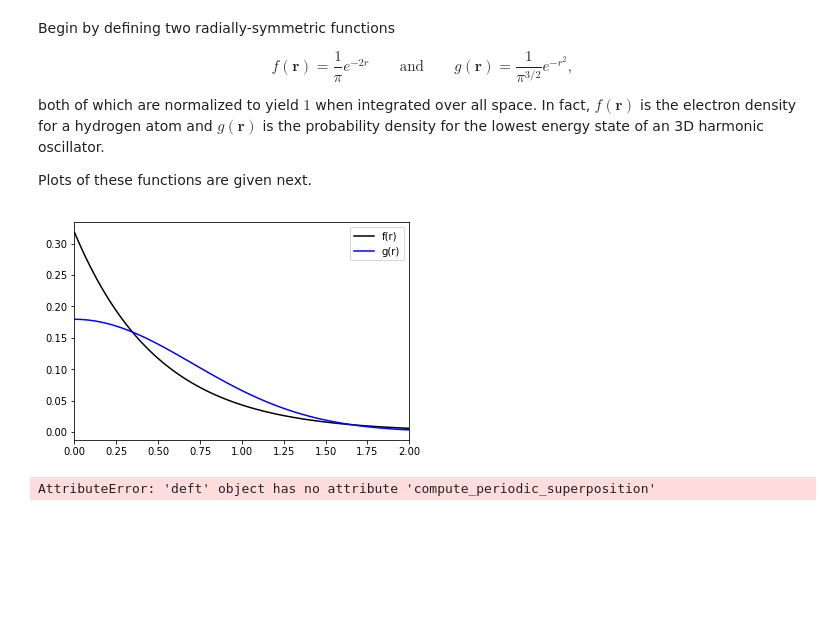
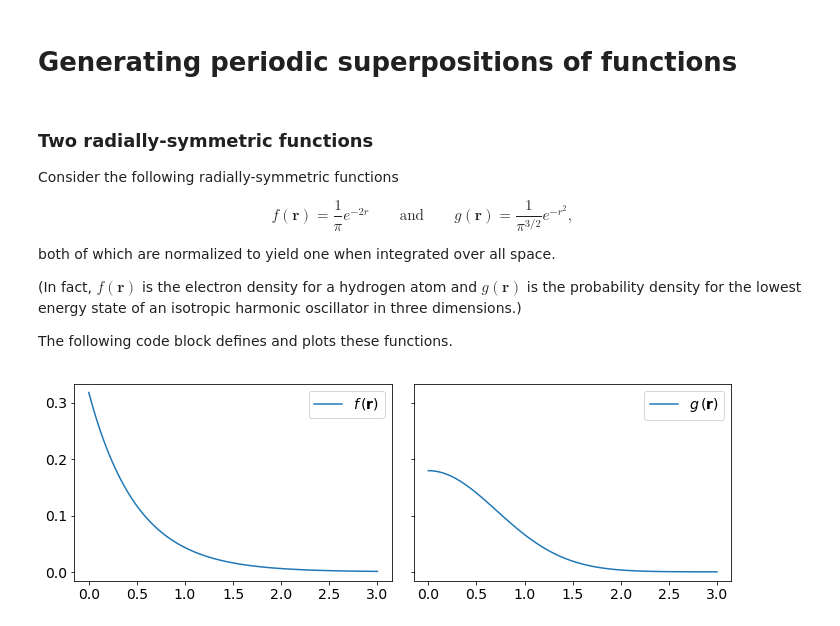
Before and after one commit to wcwitt/deft, a Jupyter notebook: python/example.ipynb, the cells around one changed output. Drawn from its saved outputs; the diff is of its cells as text; code cells hidden in the pictures; blank space fills up the shorter version.

Commit message:
improvements to the "periodic superposition" documentation.

```diff
--- a/python/example.ipynb
+++ b/python/example.ipynb
@@ -5,5 +1,28 @@ import deft
+# %% [markdown]
+# Generating periodic superpositions of functions
+# %%
+import numpy as np
+import matplotlib.pyplot as plt
+import deft
+
+def plot_side_by_side(plots):
+    plt.rc('font', size=14)
+    fig, ax = plt.subplots(1,2,sharey=True,figsize=[10,3.5])
+    legend_l = []; legend_r = []
+    for p in plots:
+        if p[3] == 'left':
+            ax[0].plot(p[0], p[1])
+            legend_l.append(p[2])
+        elif p[3] == 'right':
+            ax[1].plot(p[0], p[1])
+            legend_r.append(p[2])
+    ax[0].legend(legend_l); ax[1].legend(legend_r)
+    plt.tight_layout()
+    plt.show()
 # %% [markdown]
-Begin by defining two radially-symmetric functions
+### Two radially-symmetric functions
+
+Consider the following radially-symmetric functions
 
 $$
 f(\mathbf{r}) = \frac{1}{\pi} e^{-2r}
@@ -11,29 +30,19 @@ f(\mathbf{r}) = \frac{1}{\pi} e^{-2r}
 g(\mathbf{r}) = \frac{1}{\pi^{3/2}} e^{-r^2},
 $$
 
-both of which are normalized to yield $1$ when integrated over all space. In fact, $f(\mathbf{r})$ is the electron density for a hydrogen atom and $g(\mathbf{r})$ is the probability density for the lowest energy state of an 3D harmonic oscillator.
+both of which are normalized to yield one when integrated over all space.
 
-Plots of these functions are given next.
+(In fact, $f(\mathbf{r})$ is the electron density for a hydrogen atom and $g(\mathbf{r})$ is the probability density for the lowest energy state of an isotropic harmonic oscillator in three dimensions.)
+
+The following code block defines and plots these functions.
 # %%
 def f(r):
     return 1.0/np.pi * np.exp(-2.0*r)
 def g(r):
     return 1.0/np.pi**1.5 * np.exp(-r*r)
 
-r = np.linspace(0,2,100)
-plt.plot(r, f(r), 'k', r, g(r), 'b')
-plt.legend(['f(r)', 'g(r)'])
-plt.xlim([0,2])
-plt.show()
+r = np.linspace(0,3,100)
+plot_side_by_side([ [r, f(r), '$f\,(\mathbf{r})$', 'left'],
+                    [r, g(r), '$g\,(\mathbf{r})$',   'right'] ])
 # %% [output]
-[figure, old version]
+[figure, new version]
-# %%
-import deft
-f_periodic = np.zeros([10, 10, 10])
-ax = [5.0, 0.0, 0.0]
-ay = [0.0, 5.0, 0.0]
-az = [0.0, 0.0, 5.0]
-loc = [0.0, 0.0, 0.]
-f_periodic = deft.compute_periodic_superposition(f_periodic, loc, ax, ay, az, f)
-# %% [output]
-AttributeError: 'deft' object has no attribute 'compute_periodic_superposition'
```
Also changed, not shown: parts of 8 cells of this notebook, 3 other files.
